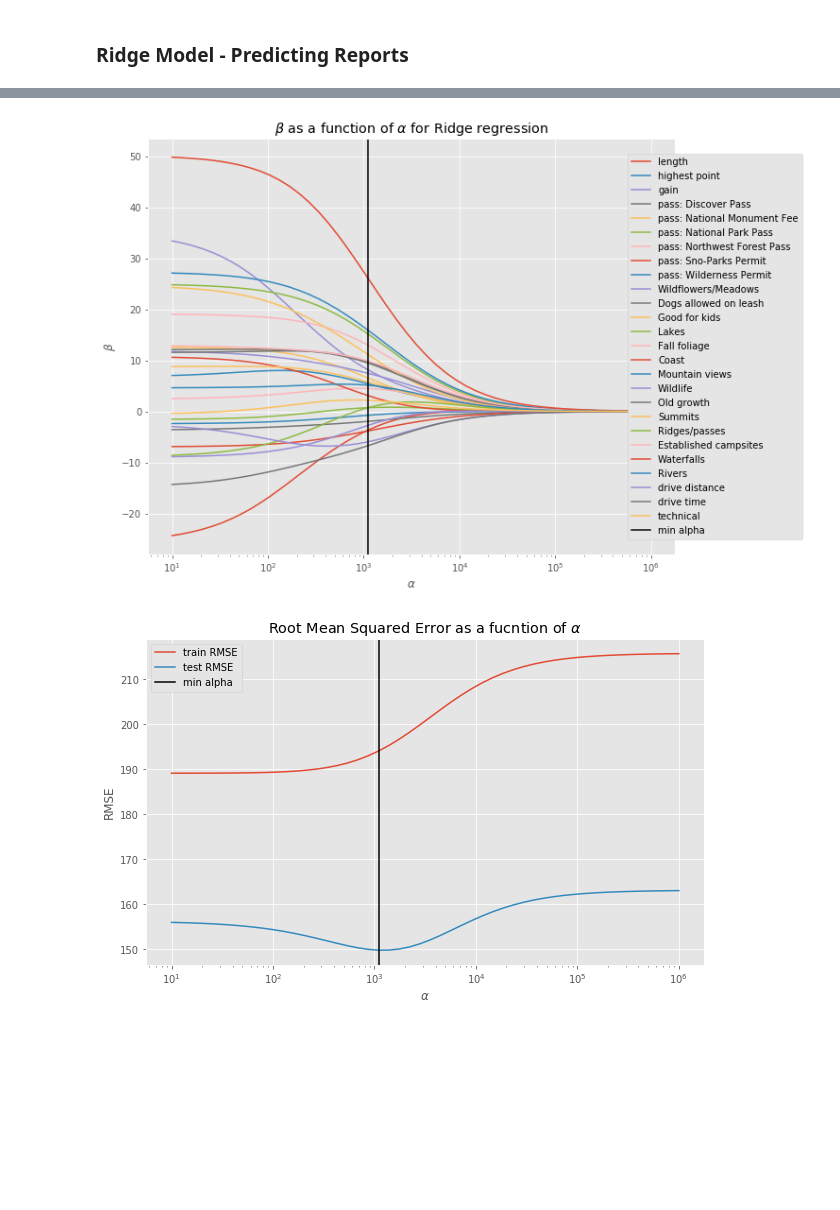
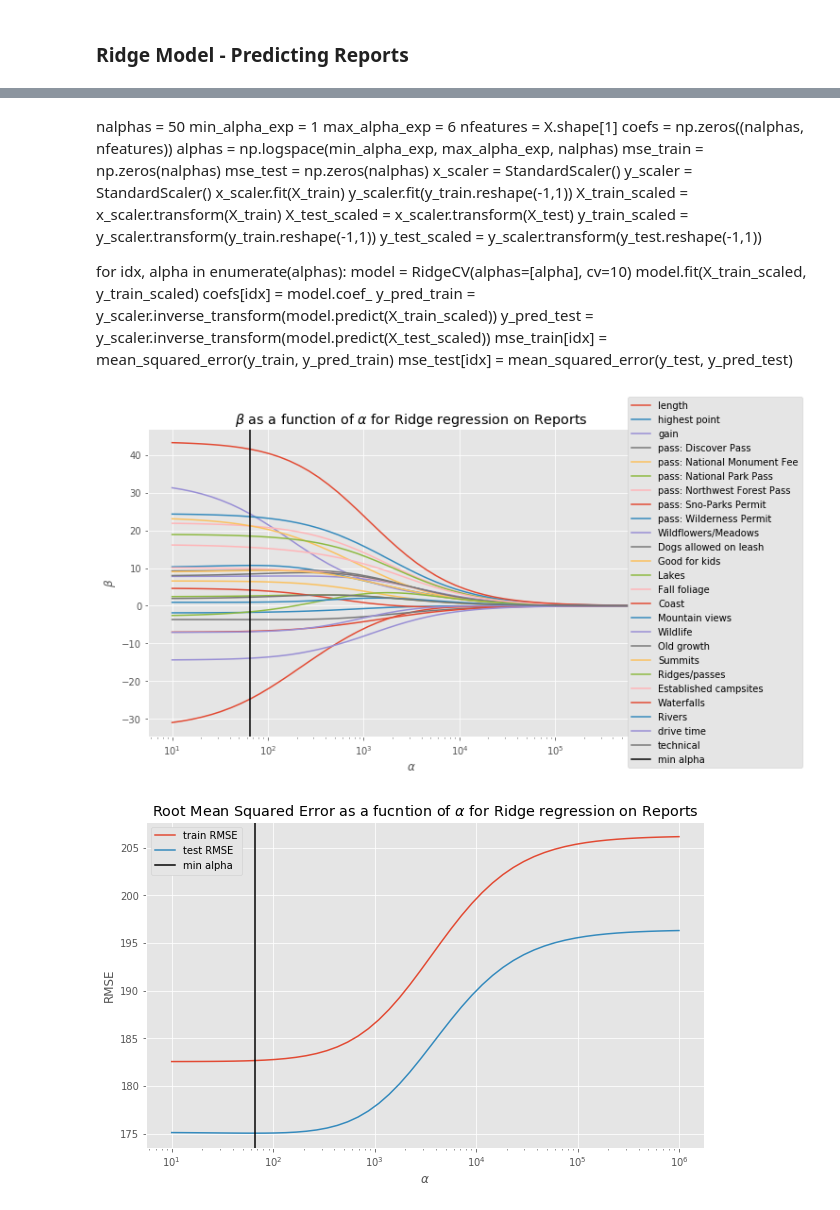
Before and after one commit to redwin21/wa-hiking-guide, a Jupyter notebook: analysis/lr_model.ipynb, the cells around one changed output, grey strips where cells are left out. Cells and saved outputs as stored; diff of their text form; code cells hidden in the pictures; blank space fills up the shorter version.

```diff
--- a/analysis/lr_model.ipynb
+++ b/analysis/lr_model.ipynb
@@ -14,4 +16,5 @@ from sklearn.preprocessing import StandardScaler
 ### Ridge Model - Predicting Reports
 # %%
 hikes = pd.read_csv('../data/wta-parks-data.csv', sep='\t', index_col=0)
-hikes_model = hikes.drop(columns=['description','url','name','pass: None','rating','votes', 'lat','lon']).dropna()
+hikes_model = hikes.drop(columns=['description','url','name','pass: None','votes', 'lat','lon','drive distance']).dropna()
+# hikes_model = hikes[['reports','length','gain','drive time','technical','pass: None']].dropna()
@@ -18,5 +23,8 @@ hikes_model = hikes.drop(columns=['description','url','name','pass: None','ratin
 # %%
-X = hikes_model.drop(columns=['reports']).values
+X = hikes_model.drop(columns=['reports','rating']).values
 y = hikes_model['reports'].values
 X_train, X_test, y_train, y_test = train_test_split(X, y)
-columns = hikes_model.drop(columns=['reports']).columns
+# %%
+model = sm.OLS(hikes_model['reports'], hikes_model.drop(columns=['reports','rating'])).fit()
+summary = model.summary()
+summary
@@ -36,31 +79,57 @@ for idx, alpha in enumerate(alphas):
     coefs[idx] = model.steps[1][1].coef_
     mse_train[idx] = mean_squared_error(y_train, model.predict(X_train))
     mse_test[idx] = mean_squared_error(y_test, model.predict(X_test))
+# %% [markdown]
+nalphas = 50
+min_alpha_exp = 1
+max_alpha_exp = 6
+nfeatures = X.shape[1]
+coefs = np.zeros((nalphas, nfeatures))
+alphas = np.logspace(min_alpha_exp, max_alpha_exp, nalphas)
+mse_train = np.zeros(nalphas)
+mse_test = np.zeros(nalphas)
+x_scaler = StandardScaler()
+y_scaler = StandardScaler()
+x_scaler.fit(X_train)
+y_scaler.fit(y_train.reshape(-1,1))
+X_train_scaled = x_scaler.transform(X_train)
+X_test_scaled = x_scaler.transform(X_test)
+y_train_scaled = y_scaler.transform(y_train.reshape(-1,1))
+y_test_scaled = y_scaler.transform(y_test.reshape(-1,1))
+
+for idx, alpha in enumerate(alphas):
+    model = RidgeCV(alphas=[alpha], cv=10)
+    model.fit(X_train_scaled, y_train_scaled)
+    coefs[idx] = model.coef_
+    y_pred_train = y_scaler.inverse_transform(model.predict(X_train_scaled))
+    y_pred_test = y_scaler.inverse_transform(model.predict(X_test_scaled))
+    mse_train[idx] = mean_squared_error(y_train, y_pred_train)
+    mse_test[idx] = mean_squared_error(y_test, y_pred_test)
 # %%
-fig, ax = plt.subplots(figsize=(10,8.1))
+fig, ax = plt.subplots(figsize=(10,6))
 for feature in range(nfeatures):
     ax.plot(alphas, coefs[:, feature],
              label=columns[feature])
 
 ax.axvline(alphas[(np.argmin(mse_test))], label='min alpha', color='k')
 ax.set_xscale('log')
-ax.set_title("$\\beta$ as a function of $\\alpha$ for Ridge regression")
+ax.set_title("$\\beta$ as a function of $\\alpha$ for Ridge regression on Reports")
 ax.set_xlabel("$\\alpha$")
 ax.set_ylabel("$\\beta$")
 ax.legend(loc="right", bbox_to_anchor=(1.25, .5), framealpha=1)
-fig.savefig('../images/ridge_beta_vs_alpha.png', bbox_inches='tight', dpi=350)
+fig.savefig('../images/reports_ridge_beta_vs_alpha.png', bbox_inches='tight', dpi=350)
 # %% [output]
-[figure, old version]
+[figure, new version]
 # %%
 fig, ax = plt.subplots(figsize=(10,6))
 ax.plot(alphas, np.sqrt(mse_train), label='train RMSE')
 ax.plot(alphas, np.sqrt(mse_test), label='test RMSE')
 ax.axvline(alphas[(np.argmin(mse_test))], label='min alpha', color='k')
 ax.set_xscale('log')
-ax.set_title('Root Mean Squared Error as a fucntion of $\\alpha$')
+ax.set_title('Root Mean Squared Error as a fucntion of $\\alpha$ for Ridge regression on Reports')
 ax.set_xlabel("$\\alpha$")
 ax.set_ylabel("RMSE")
 ax.legend(loc='best', framealpha=1)
-fig.savefig('../images/ridge_rmse.png', bbox_inches='tight', dpi=350)
+fig.savefig('../images/reports_ridge_rmse.png', bbox_inches='tight', dpi=350)
 # %% [output]
-[figure, old version]
+[figure, new version]
```
Also changed, not shown: parts of 14 cells of this notebook.
